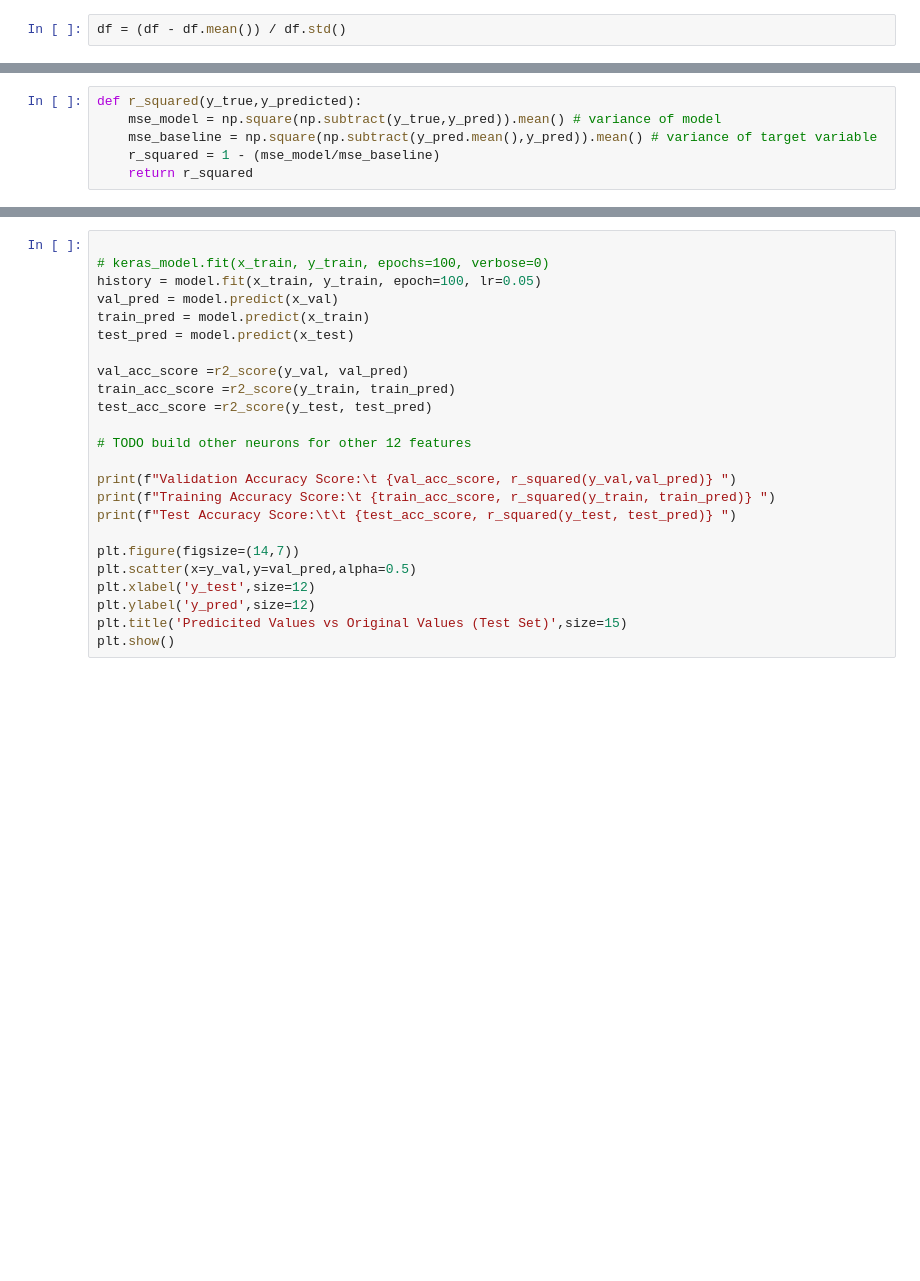
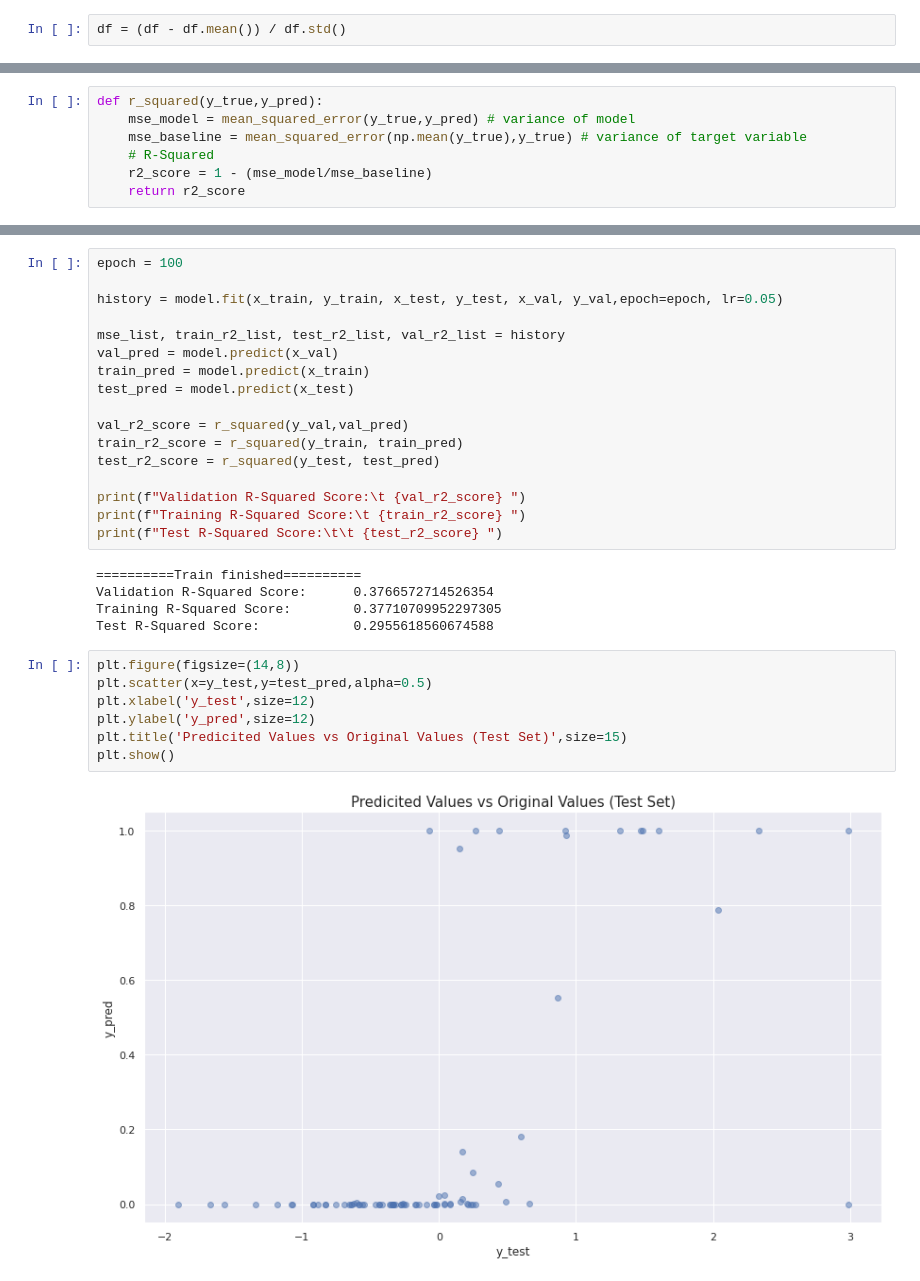
Before and after one commit to AlpBora/Yap470_HW2-Boston_House_Prices-, a Jupyter notebook: yap470-hw2-boston-house-prices.ipynb, the cells around one changed output, grey strips where cells are left out. Cells and saved outputs as stored; diff of their text form; blank space fills up the shorter version.

```diff
--- a/yap470-hw2-boston-house-prices.ipynb
+++ b/yap470-hw2-boston-house-prices.ipynb
@@ -82,6 +120,7 @@ x_test, y_test = df_test.drop(columns="MEDV").values.tolist(), df_test.MEDV.valu
 # %%
-def r_squared(y_true,y_predicted):
-    mse_model = np.square(np.subtract(y_true,y_pred)).mean() # variance of model
-    mse_baseline = np.square(np.subtract(y_pred.mean(),y_pred)).mean() # variance of target variable
-    r_squared = 1 - (mse_model/mse_baseline)
-    return r_squared
+def r_squared(y_true,y_pred):
+    mse_model = mean_squared_error(y_true,y_pred) # variance of model
+    mse_baseline = mean_squared_error(np.mean(y_true),y_true) # variance of target variable
+    # R-Squared
+    r2_score = 1 - (mse_model/mse_baseline)
+    return r2_score
@@ -272,24 +336,31 @@ plt.show()
 # %%
+epoch = 100
 
-# keras_model.fit(x_train, y_train, epochs=100, verbose=0)
-history = model.fit(x_train, y_train, epoch=100, lr=0.05)
+history = model.fit(x_train, y_train, x_test, y_test, x_val, y_val,epoch=epoch, lr=0.05)
+
+mse_list, train_r2_list, test_r2_list, val_r2_list = history
 val_pred = model.predict(x_val)
 train_pred = model.predict(x_train)
 test_pred = model.predict(x_test)
 
-val_acc_score =r2_score(y_val, val_pred)
-train_acc_score =r2_score(y_train, train_pred)
-test_acc_score =r2_score(y_test, test_pred)
+val_r2_score = r_squared(y_val,val_pred)
+train_r2_score = r_squared(y_train, train_pred)
+test_r2_score = r_squared(y_test, test_pred)
 
-# TODO build other neurons for other 12 features
-
-print(f"Validation Accuracy Score:\t {val_acc_score, r_squared(y_val,val_pred)} ")
-print(f"Training Accuracy Score:\t {train_acc_score, r_squared(y_train, train_pred)} ")
-print(f"Test Accuracy Score:\t\t {test_acc_score, r_squared(y_test, test_pred)} ")
-
-plt.figure(figsize=(14,7))
-plt.scatter(x=y_val,y=val_pred,alpha=0.5)
-plt.xlabel('y_test',size=12)
-plt.ylabel('y_pred',size=12)
-plt.title('Predicited Values vs Original Values (Test Set)',size=15)
-plt.show()
+print(f"Validation R-Squared Score:\t {val_r2_score} ")
+print(f"Training R-Squared Score:\t {train_r2_score} ")
+print(f"Test R-Squared Score:\t\t {test_r2_score} ")
+# %% [output]
+==========Train finished==========
+Validation R-Squared Score:      0.3766572714526354
+Training R-Squared Score:        0.37710709952297305
+Test R-Squared Score:            0.2955618560674588
+# %%
+plt.figure(figsize=(14,8))
+plt.scatter(x=y_test,y=test_pred,alpha=0.5)
+plt.xlabel('y_test',size=12)
+plt.ylabel('y_pred',size=12)
+plt.title('Predicited Values vs Original Values (Test Set)',size=15)
+plt.show()
+# %% [output]
+[figure, added]
```
Also changed, not shown: parts of 12 cells of this notebook.
